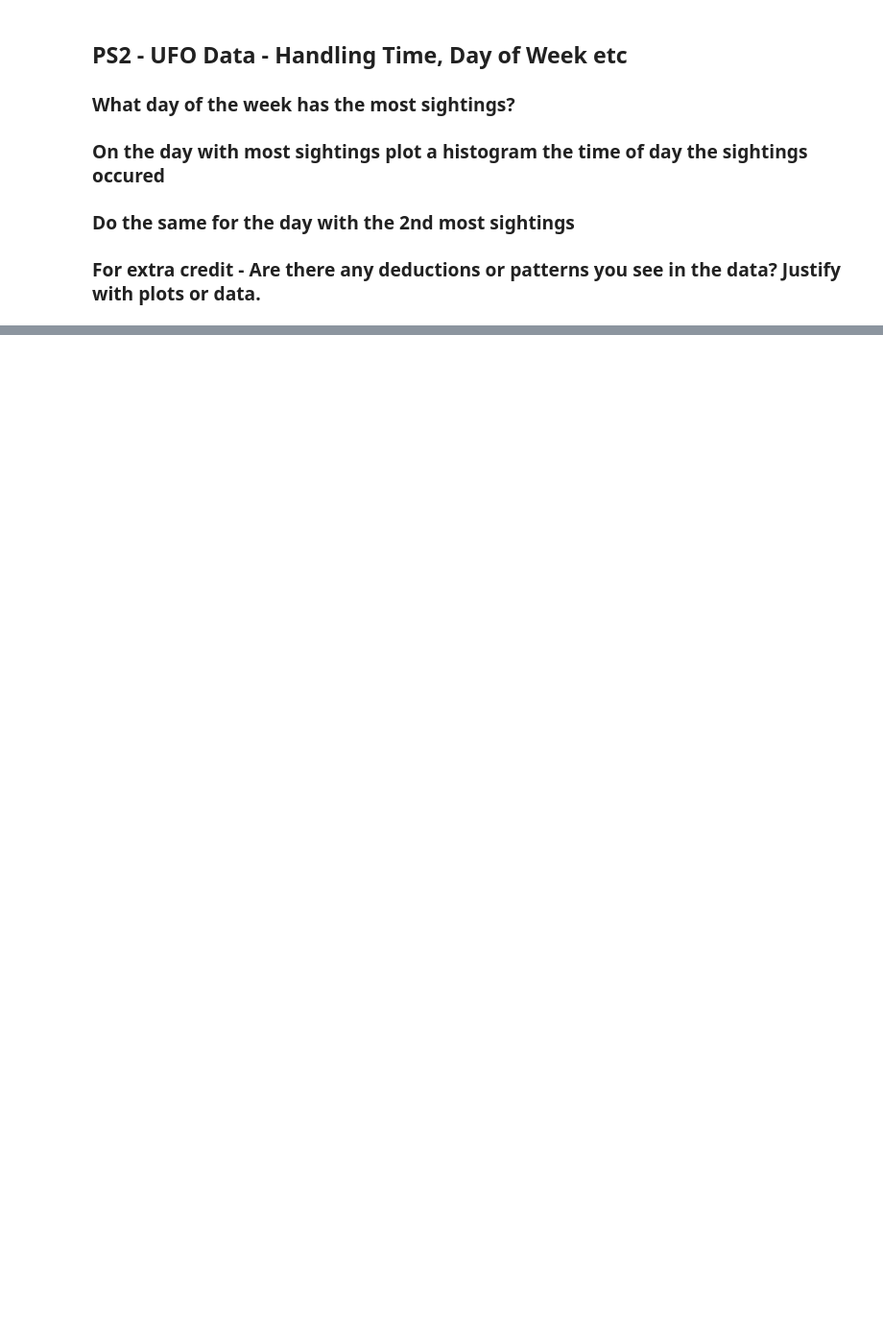
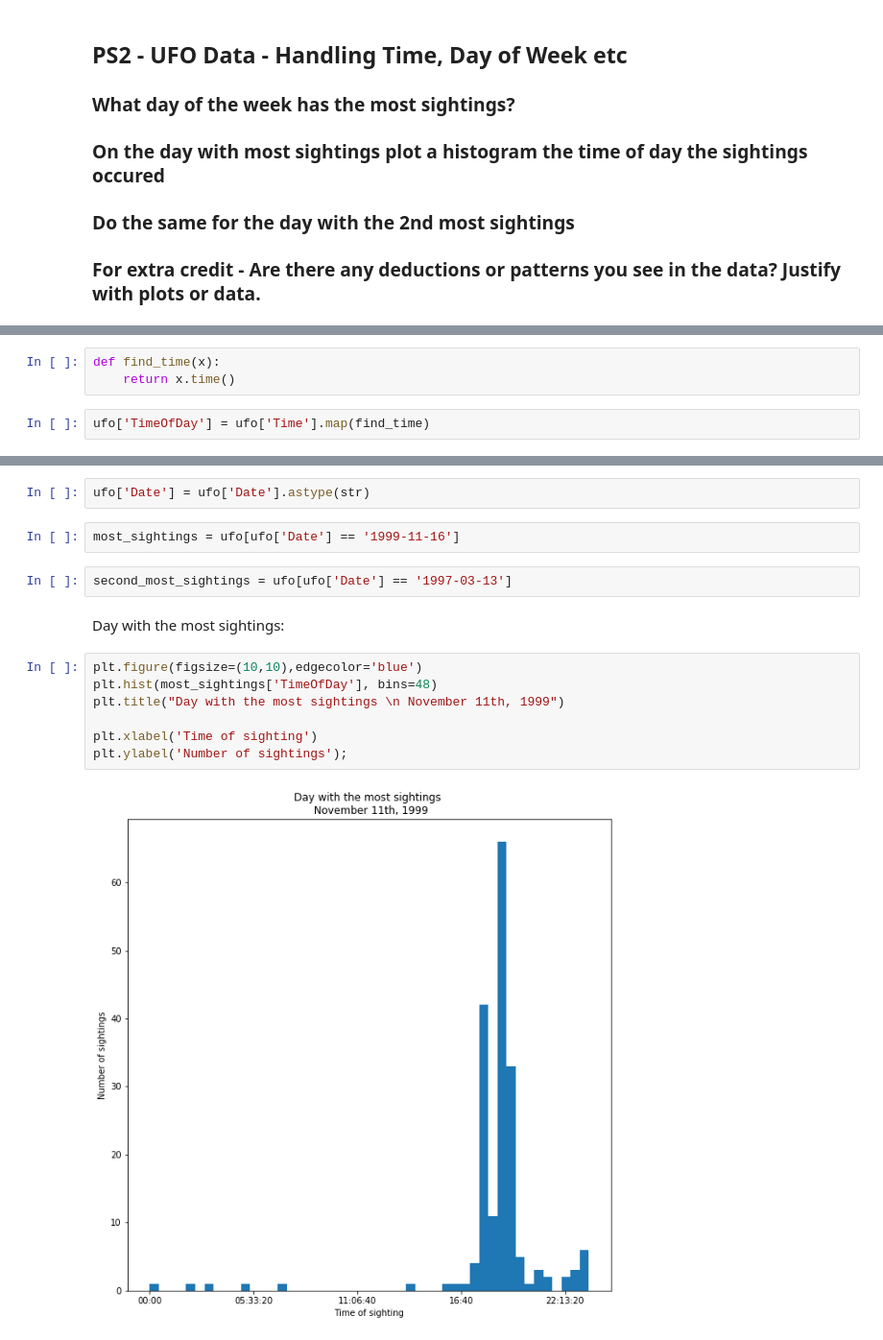
Before and after one commit to micahluedtke/engineering_computation_data_science, a Jupyter notebook: Lecture05/PS2.ipynb, the cells around one changed output, grey strips where cells are left out. Shown: that part at 96% size. Saved outputs shown, nothing was run; the diff lists cells and outputs as text; blank space fills up the shorter version.

```diff
--- a/Lecture05/PS2.ipynb
+++ b/Lecture05/PS2.ipynb
@@ -37,0 +85,5 @@ ufo
+# %%
+def find_time(x):
+    return x.time()
+# %%
+ufo['TimeOfDay'] = ufo['Time'].map(find_time)
@@ -37,0 +114,17 @@ ufo
+# %%
+ufo['Date'] = ufo['Date'].astype(str)
+# %%
+most_sightings = ufo[ufo['Date'] == '1999-11-16']
+# %%
+second_most_sightings = ufo[ufo['Date'] == '1997-03-13']
+# %% [markdown]
+Day with the most sightings:
+# %%
+plt.figure(figsize=(10,10),edgecolor='blue')
+plt.hist(most_sightings['TimeOfDay'], bins=48)
+plt.title("Day with the most sightings \n November 11th, 1999")
+
+plt.xlabel('Time of sighting')
+plt.ylabel('Number of sightings');
+# %% [output]
+[figure, added]
```
Also changed, not shown: parts of 28 cells of this notebook, 3 other files.
